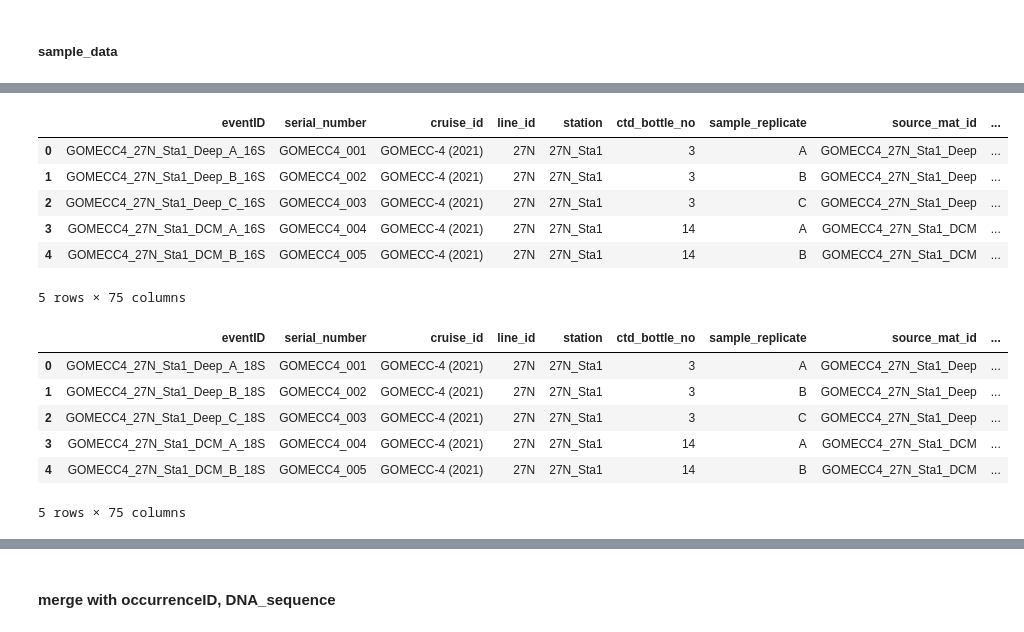
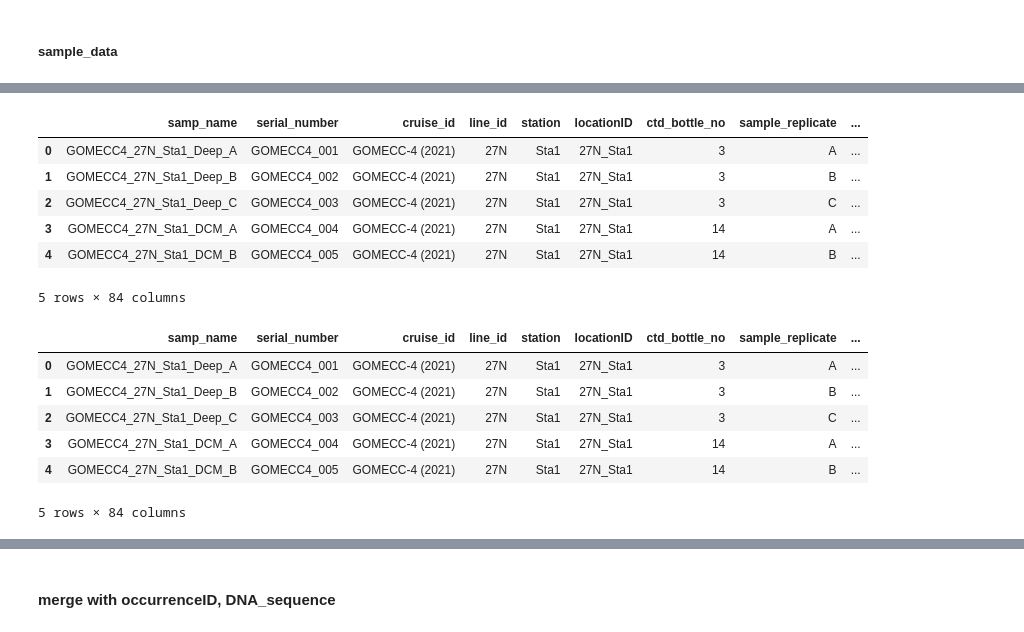
Before and after one commit to aomlomics/edna2obis, a Jupyter notebook: src/edna2obis_conversion_code_v2.ipynb, the cells around one changed output, grey strips where cells are left out. Saved outputs shown, nothing was run; the diff lists cells and outputs as text; code cells hidden in the pictures.

```diff
--- a/src/edna2obis_conversion_code_v2.ipynb
+++ b/src/edna2obis_conversion_code_v2.ipynb
@@ -1246,7 +1245,7 @@ source_mat_id {'AOML_term': 'source_mat_id', 'AOML_file': 'sample_data', 'DwC_de
 # %%
 # rename sample_data columns to fit DwC standard
 rename_dict = {}
-gen = (x for x in dna_dict.keys() if dna_dict[x]['AOML_file'] == 'sample_data')
+gen = (x for x in dna_dict.keys() if dna_dict[x]['AOML_file'] == params['sample_data'])
 for x in gen:
     #print(x)
     rename_dict[dna_dict[x]['AOML_term']] = x
@@ -1269,29 +1278,29 @@ dna_analysis = data['analysis_data'].rename(columns=rename_dict).copy()
 # %%
 dna_16 = dna_sample[dna_sample['amplicon_sequenced'].str.contains('16S V4-V5')].copy()
-dna_16['eventID'] = dna_16['eventID']+"_16S"
+dna_16['eventID'] = dna_16['samp_name']+"_16S"
 dna_16.drop(columns=['amplicon_sequenced'],inplace=True)
 dna_16.head()
 # %% [output]
-|  | eventID | serial_number | cruise_id | line_id | station | ctd_bottle_no | sample_replicate | source_mat_id | ... |
-| 0 | GOMECC4_27N_Sta1_Deep_A_16S | GOMECC4_001 | GOMECC-4 (2021) | 27N | 27N_Sta1 | 3 | A | GOMECC4_27N_Sta1_Deep | ... |
-| 1 | GOMECC4_27N_Sta1_Deep_B_16S | GOMECC4_002 | GOMECC-4 (2021) | 27N | 27N_Sta1 | 3 | B | GOMECC4_27N_Sta1_Deep | ... |
-| 2 | GOMECC4_27N_Sta1_Deep_C_16S | GOMECC4_003 | GOMECC-4 (2021) | 27N | 27N_Sta1 | 3 | C | GOMECC4_27N_Sta1_Deep | ... |
-| 3 | GOMECC4_27N_Sta1_DCM_A_16S | GOMECC4_004 | GOMECC-4 (2021) | 27N | 27N_Sta1 | 14 | A | GOMECC4_27N_Sta1_DCM | ... |
-| 4 | GOMECC4_27N_Sta1_DCM_B_16S | GOMECC4_005 | GOMECC-4 (2021) | 27N | 27N_Sta1 | 14 | B | GOMECC4_27N_Sta1_DCM | ... |
+|  | samp_name | serial_number | cruise_id | line_id | station | locationID | ctd_bottle_no | sample_replicate | ... |
+| 0 | GOMECC4_27N_Sta1_Deep_A | GOMECC4_001 | GOMECC-4 (2021) | 27N | Sta1 | 27N_Sta1 | 3 | A | ... |
+| 1 | GOMECC4_27N_Sta1_Deep_B | GOMECC4_002 | GOMECC-4 (2021) | 27N | Sta1 | 27N_Sta1 | 3 | B | ... |
+| 2 | GOMECC4_27N_Sta1_Deep_C | GOMECC4_003 | GOMECC-4 (2021) | 27N | Sta1 | 27N_Sta1 | 3 | C | ... |
+| 3 | GOMECC4_27N_Sta1_DCM_A | GOMECC4_004 | GOMECC-4 (2021) | 27N | Sta1 | 27N_Sta1 | 14 | A | ... |
+| 4 | GOMECC4_27N_Sta1_DCM_B | GOMECC4_005 | GOMECC-4 (2021) | 27N | Sta1 | 27N_Sta1 | 14 | B | ... |
-5 rows × 75 columns
+5 rows × 84 columns
 # %%
 dna_18 = dna_sample[dna_sample['amplicon_sequenced'].str.contains('18S V9')].copy()
-dna_18['eventID'] = dna_18['eventID']+"_18S"
+dna_18['eventID'] = dna_18['samp_name']+"_18S"
 dna_18.drop(columns=['amplicon_sequenced'],inplace=True)
 dna_18.head()
 # %% [output]
-|  | eventID | serial_number | cruise_id | line_id | station | ctd_bottle_no | sample_replicate | source_mat_id | ... |
-| 0 | GOMECC4_27N_Sta1_Deep_A_18S | GOMECC4_001 | GOMECC-4 (2021) | 27N | 27N_Sta1 | 3 | A | GOMECC4_27N_Sta1_Deep | ... |
-| 1 | GOMECC4_27N_Sta1_Deep_B_18S | GOMECC4_002 | GOMECC-4 (2021) | 27N | 27N_Sta1 | 3 | B | GOMECC4_27N_Sta1_Deep | ... |
-| 2 | GOMECC4_27N_Sta1_Deep_C_18S | GOMECC4_003 | GOMECC-4 (2021) | 27N | 27N_Sta1 | 3 | C | GOMECC4_27N_Sta1_Deep | ... |
-| 3 | GOMECC4_27N_Sta1_DCM_A_18S | GOMECC4_004 | GOMECC-4 (2021) | 27N | 27N_Sta1 | 14 | A | GOMECC4_27N_Sta1_DCM | ... |
-| 4 | GOMECC4_27N_Sta1_DCM_B_18S | GOMECC4_005 | GOMECC-4 (2021) | 27N | 27N_Sta1 | 14 | B | GOMECC4_27N_Sta1_DCM | ... |
+|  | samp_name | serial_number | cruise_id | line_id | station | locationID | ctd_bottle_no | sample_replicate | ... |
+| 0 | GOMECC4_27N_Sta1_Deep_A | GOMECC4_001 | GOMECC-4 (2021) | 27N | Sta1 | 27N_Sta1 | 3 | A | ... |
+| 1 | GOMECC4_27N_Sta1_Deep_B | GOMECC4_002 | GOMECC-4 (2021) | 27N | Sta1 | 27N_Sta1 | 3 | B | ... |
+| 2 | GOMECC4_27N_Sta1_Deep_C | GOMECC4_003 | GOMECC-4 (2021) | 27N | Sta1 | 27N_Sta1 | 3 | C | ... |
+| 3 | GOMECC4_27N_Sta1_DCM_A | GOMECC4_004 | GOMECC-4 (2021) | 27N | Sta1 | 27N_Sta1 | 14 | A | ... |
+| 4 | GOMECC4_27N_Sta1_DCM_B | GOMECC4_005 | GOMECC-4 (2021) | 27N | Sta1 | 27N_Sta1 | 14 | B | ... |
-5 rows × 75 columns
+5 rows × 84 columns
 # %%
 dna_sample = pd.concat([dna_16,dna_18],axis=0,ignore_index=True)
 dna_sample.head()
```
Also changed, not shown: parts of 34 cells of this notebook, 1 other file.
